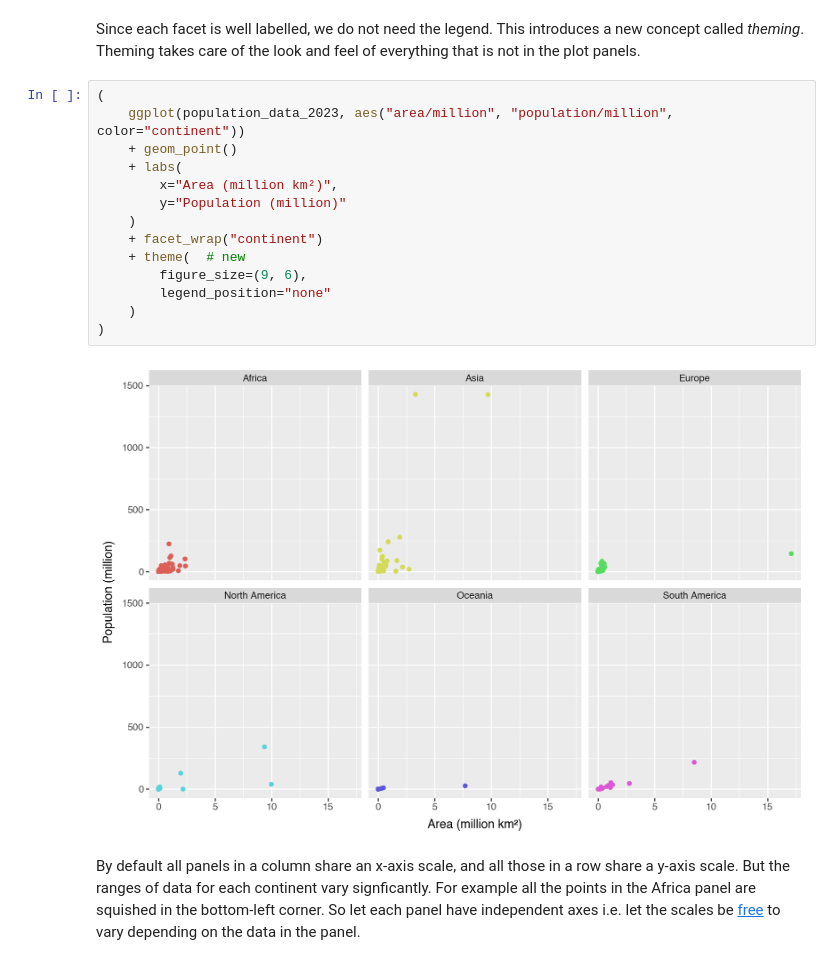
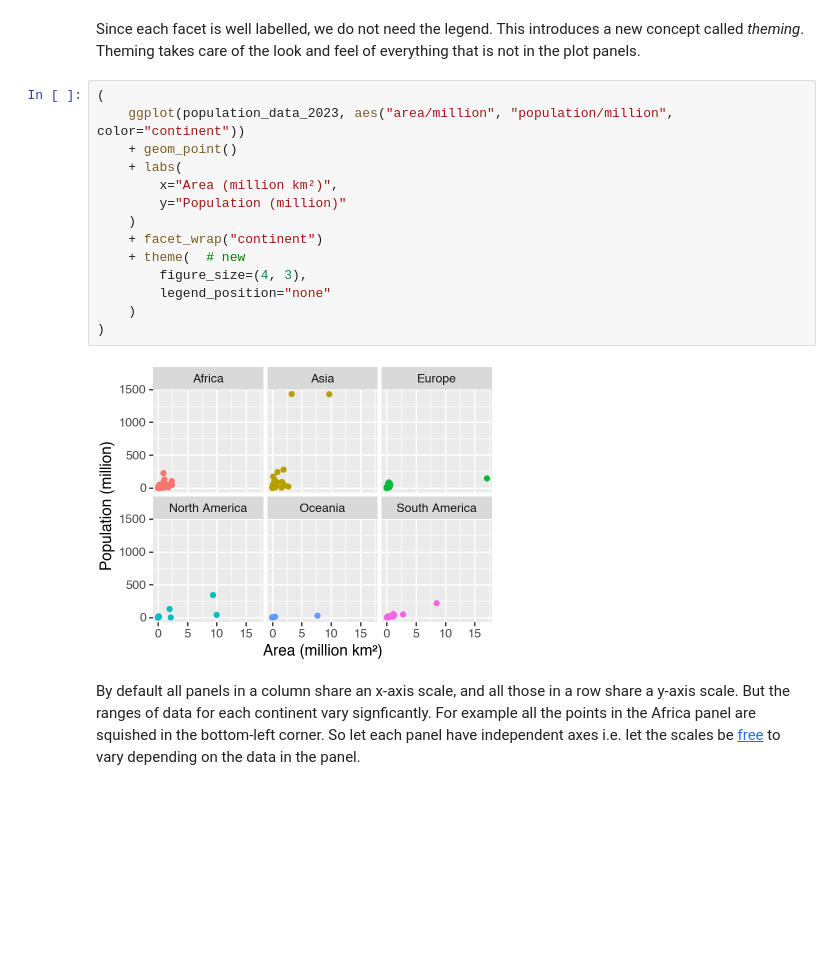
Before and after one commit to has2k1/plotnine-workshop-pycon-ug-2025, a Jupyter notebook: tutorial.ipynb, the cells around one changed output. Drawn from its saved outputs; the diff is of its cells as text; blank space fills up the shorter version.

```diff
--- a/tutorial.ipynb
+++ b/tutorial.ipynb
@@ -247,19 +268,19 @@ Since each facet is well labelled, we do not need the legend. This introduces a
 # %%
 (
     ggplot(population_data_2023, aes("area/million", "population/million", color="continent"))
     + geom_point()
     + labs(
         x="Area (million km²)",
         y="Population (million)"
     )
     + facet_wrap("continent")
     + theme(  # new
-        figure_size=(9, 6),
+        figure_size=(4, 3),
         legend_position="none"
     )
 )
 # %% [output]
-[figure, old version]
+[figure, new version]
 # %% [markdown]
 By default all panels in a column share an x-axis scale, and all those in a row share a y-axis scale. But the ranges of data for each continent vary signficantly. For example all the points in the Africa panel are squished in the bottom-left corner. So let each panel have independent axes i.e. let the scales be [free](https://plotnine.org/reference/facet_wrap.html#parameters) to vary depending on the data in the panel.
 # %%
```
Also changed, not shown: parts of 10 cells of this notebook, 1 other file.
